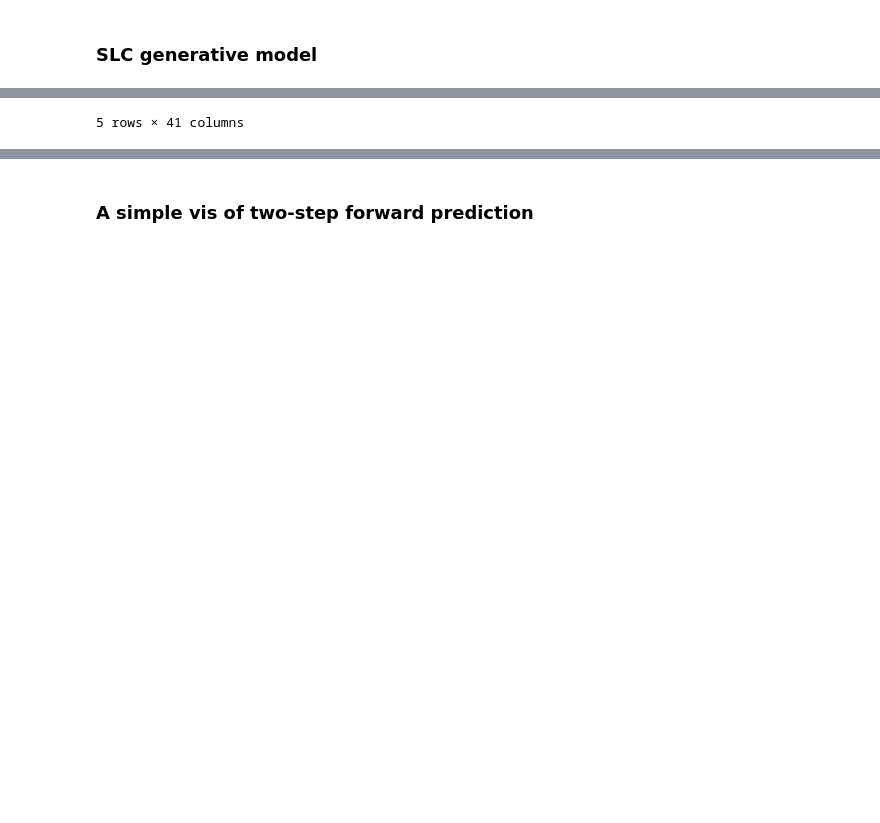
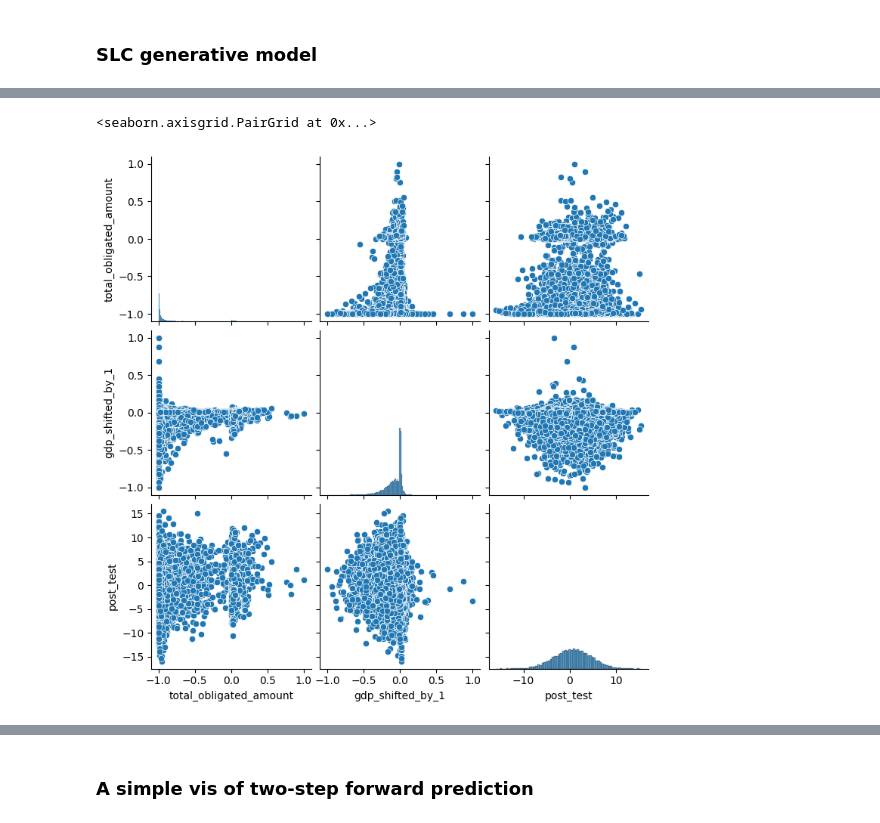
Before and after one commit to BasisResearch/cities, a Jupyter notebook: docs/experimental_notebooks/slc-cities-prototype.ipynb, the cells around one changed output, grey strips where cells are left out. Drawn from its saved outputs; the diff is of its cells as text; code cells hidden in the pictures; blank space fills up the shorter version.

```diff
--- a/docs/experimental_notebooks/slc-cities-prototype.ipynb
+++ b/docs/experimental_notebooks/slc-cities-prototype.ipynb
@@ -801,10 +820,10 @@ display(y_means_high_df.values.mean() - y_means_low_df.values.mean())
 def cities_model_E(N_t, N_s, state_index, time_index):
 
 
-    T_bias = pyro.sample("T_bias", dist.Normal(0, 1))
-    Y_bias = pyro.sample("Y_bias", dist.Normal(0, 1))
+    T_bias = pyro.sample("T_bias", dist.Normal(0, .5))
+    Y_bias = pyro.sample("Y_bias", dist.Normal(0, .5))
 
-    weight_TY = pyro.sample("weight_TY", dist.Normal(0, .5))
+    weight_TY = pyro.sample("weight_TY", dist.Normal(0, .7))
 
     sigma_X = pyro.sample("sigma_X", dist.Exponential(1))
     sigma_T = pyro.sample("sigma_T", dist.Exponential(1))
@@ -819,32 +838,32 @@ def cities_model_E(N_t, N_s, state_index, time_index):
 
     with time_plate:
         # time-related confounders
-        Ut = pyro.sample("Ut", dist.Normal(0, .4))
+        Ut = pyro.sample("Ut", dist.Normal(0, .5))
 
         # impact thereof on treatment
-        weight_UtT = pyro.sample("weight_UtT", dist.Normal(0, .4))
+        weight_UtT = pyro.sample("weight_UtT", dist.Normal(0, .5))
 
         # impact thereof on outcome
-        weight_UtY = pyro.sample("weight_UtY", dist.Normal(0, .4))
+        weight_UtY = pyro.sample("weight_UtY", dist.Normal(0, .5))
 
 
     with states_plate:
         # state-related confounders
-        Us = pyro.sample("Us", dist.Normal(0, .4))
+        Us = pyro.sample("Us", dist.Normal(0, .5))
 
         # impact thereof on treatment
-        weight_UsT = pyro.sample("weight_UsT", dist.Normal(0, .4))
+        weight_UsT = pyro.sample("weight_UsT", dist.Normal(0, .5))
 
         # impact thereof on outcome
-        weight_UsY = pyro.sample("weight_UsY", dist.Normal(0, .4))
+        weight_UsY = pyro.sample("weight_UsY", dist.Normal(0, .5))
 
         with covariates_plate:
-            weight_UsX = pyro.sample("weight_UsX", dist.Normal(0, .4))
+            weight_UsX = pyro.sample("weight_UsX", dist.Normal(0, .5))
 
     with covariates_plate:
-        X_bias = pyro.sample("X_bias", dist.Normal(0, 1))
-        weight_XT = pyro.sample("weight_XT", dist.Normal(0, .4))
-        weight_XY = pyro.sample("weight_XY", dist.Normal(0, .4))
+        X_bias = pyro.sample("X_bias", dist.Normal(0, .5))
+        weight_XT = pyro.sample("weight_XT", dist.Normal(0, .5))
+        weight_XY = pyro.sample("weight_XY", dist.Normal(0, .5))
 
 
     with counties_plate:
@@ -908,8 +927,5 @@ pyro.render_model(cities_model_E_conditioned,
 prior_Y = tr_e.trace.nodes['Y']['value']
 predictive_copy = data.copy()
 predictive_copy['post_test'] = prior_Y.reshape(-1, 1).detach().numpy()
-
-display(predictive_copy.head())
-sns.pairplot(predictive_copy[[intervention_variable, ])
-#sns.pairplot(predictive_copy[[intervention_variable, f"{outcome_dataset}_shifted_by_{forward_shift}", 'post_test']])
+sns.pairplot(predictive_copy[[intervention_variable, f"{outcome_dataset}_shifted_by_{forward_shift}", 'post_test']])
 # %% [output]
@@ -922,3 +932,4 @@ sns.pairplot(predictive_copy[[intervention_variable, ])
-5 rows × 41 columns
+<seaborn.axisgrid.PairGrid at 0x...>
+[figure, added]
 # %%
 pyro.clear_param_store()
```
Also changed, not shown: parts of 27 cells of this notebook.
